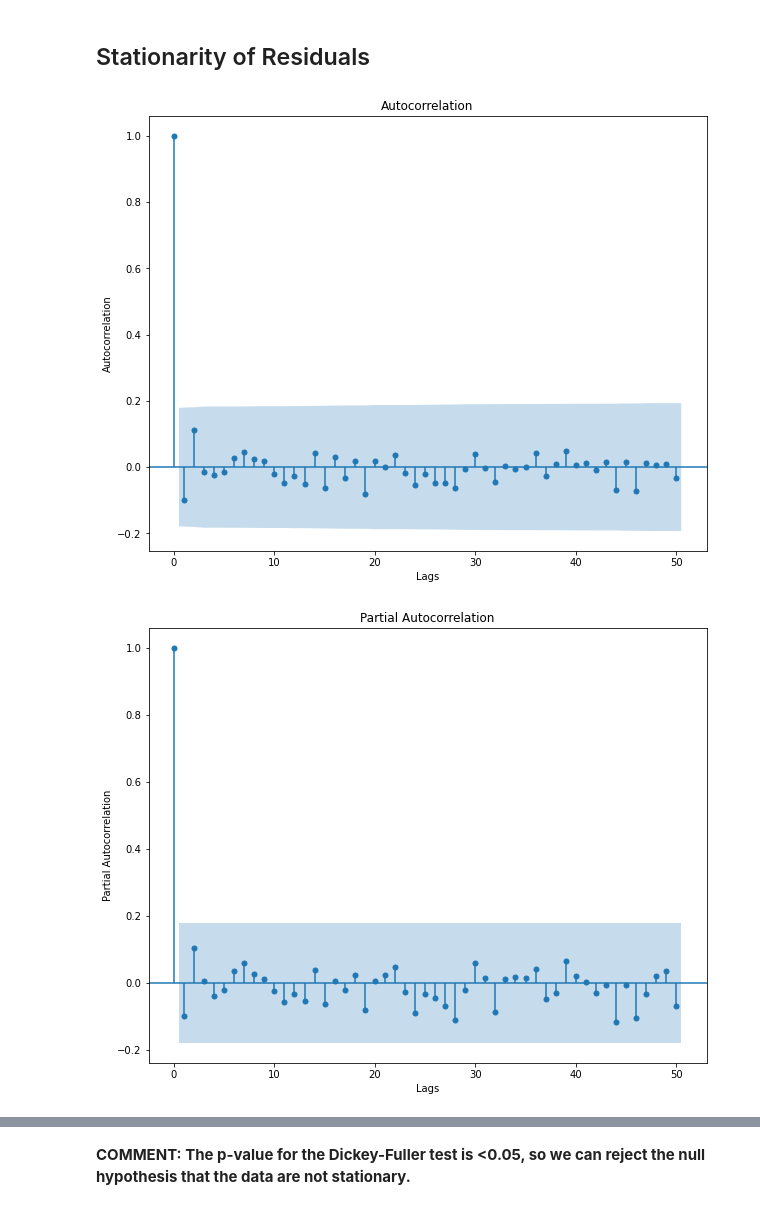
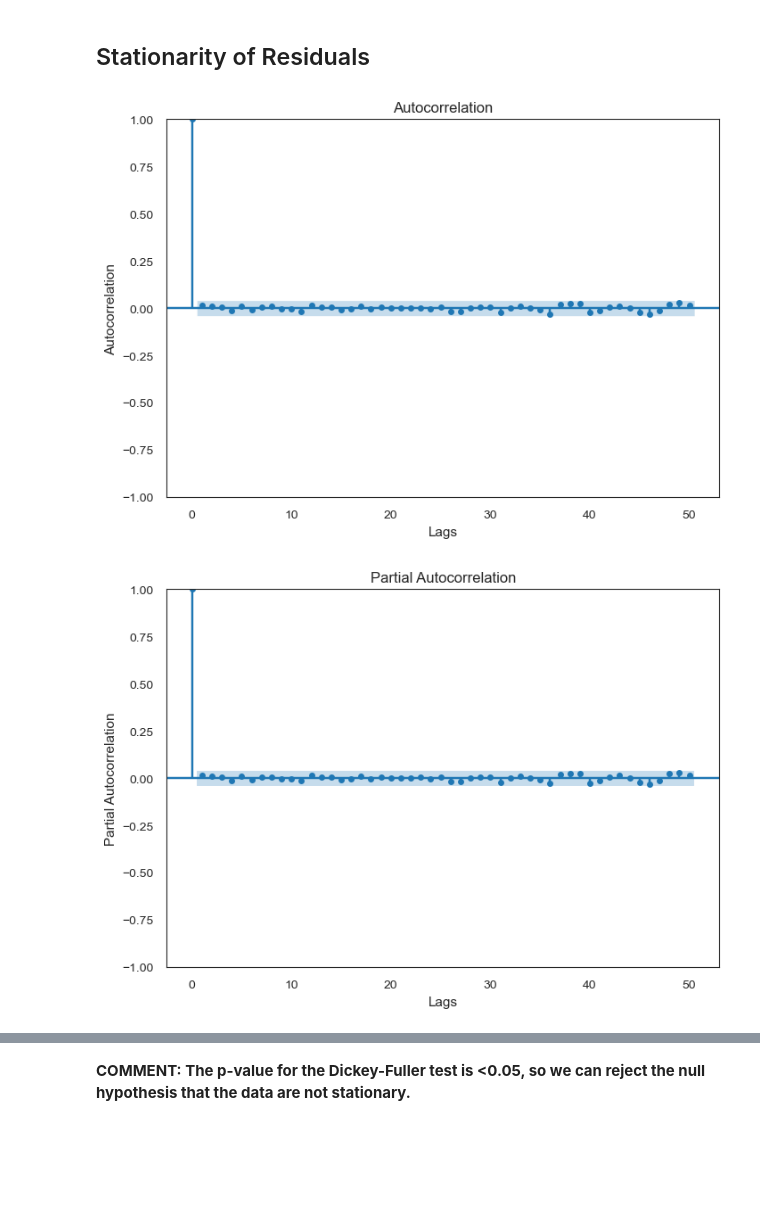
Before and after one commit to stevenworthington/sports_betting, a Jupyter notebook: code/models_ml/07_ARIMAX_BoxScores.ipynb, the cells around one changed output, grey strips where cells are left out. Saved outputs shown, nothing was run; the diff lists cells and outputs as text; code cells hidden in the pictures; blank space fills up the shorter version.

Commit message:
ARIMAX exploration

```diff
--- a/code/models_ml/07_ARIMAX_BoxScores.ipynb
+++ b/code/models_ml/07_ARIMAX_BoxScores.ipynb
@@ -428,3 +436,11 @@ plt.title('Train, Test, and Forecast using the 3 models (ARIMA, Holt-Winters)');
+# %%
+df = pts_scaled_df
 # %%
 # split the data
-y_train, y_test = pm_train_test_split(pts_scaled_df['TOTAL_PTS'], train_size=season_22_ngames+season_23_ngames)
+X_train, X_test, y_train, y_test = pm_train_test_split(
+    df.drop('TOTAL_PTS', axis=1),
+    df['TOTAL_PTS'],
+    train_size=season_22_ngames+season_23_ngames
+)
+
+print(X_train.shape, y_train.shape, X_test.shape, y_test.shape)
@@ -431,10 +449,15 @@ y_train, y_test = pm_train_test_split(pts_scaled_df['TOTAL_PTS'], train_size=sea
 # %%
+start_time = time.time()
+
 # fit models
 model1 = pm.auto_arima(
-    y_train,
-    start_p=1, start_q=1, start_P=1, start_Q=1,
-    max_p=10,   max_q=10,   max_P=10,   max_Q=10,
-    max_d=10,   max_D=10,
+    y=y_train,
+    X=X_train,
+    start_p=1, max_p=25,
+    start_q=1, max_q=3,
+    max_d=3,   max_D=2,
+    start_P=1, max_P=2,
+    start_Q=1, max_Q=2,
     max_order=None,
     seasonal=False,
     #m=1180, # period for season differences
@@ -442,4 +465,7 @@ model1 = pm.auto_arima(
     information_criterion='aic',
     stepwise=True)
 
-sarima_residuals = model1.resid()
+arimax_residuals = model1.resid()
+
+end_time = time.time()
+print(f"Total time taken: {end_time - start_time:.2f} seconds")
@@ -451,15 +479,15 @@ model1.plot_diagnostics();
 ## Stationarity of Residuals
 # %%
 # plot autocorrelation and partial autocorrelation of the residuals of the series
-plot_acf(sarima_residuals, lags=50);
+plot_acf(arimax_residuals, lags=50);
 plt.xlabel('Lags')
 plt.ylabel('Autocorrelation');
 
-plot_pacf(sarima_residuals, lags=50);
+plot_pacf(arimax_residuals, lags=50);
 plt.xlabel('Lags')
 plt.ylabel('Partial Autocorrelation');
 # %% [output]
-[figure, old version]
+[figure, new version]
-[figure, old version]
+[figure, new version]
 # %%
 print("Are the model residuals stationary?")
```
Also changed, not shown: parts of 10 cells of this notebook.
